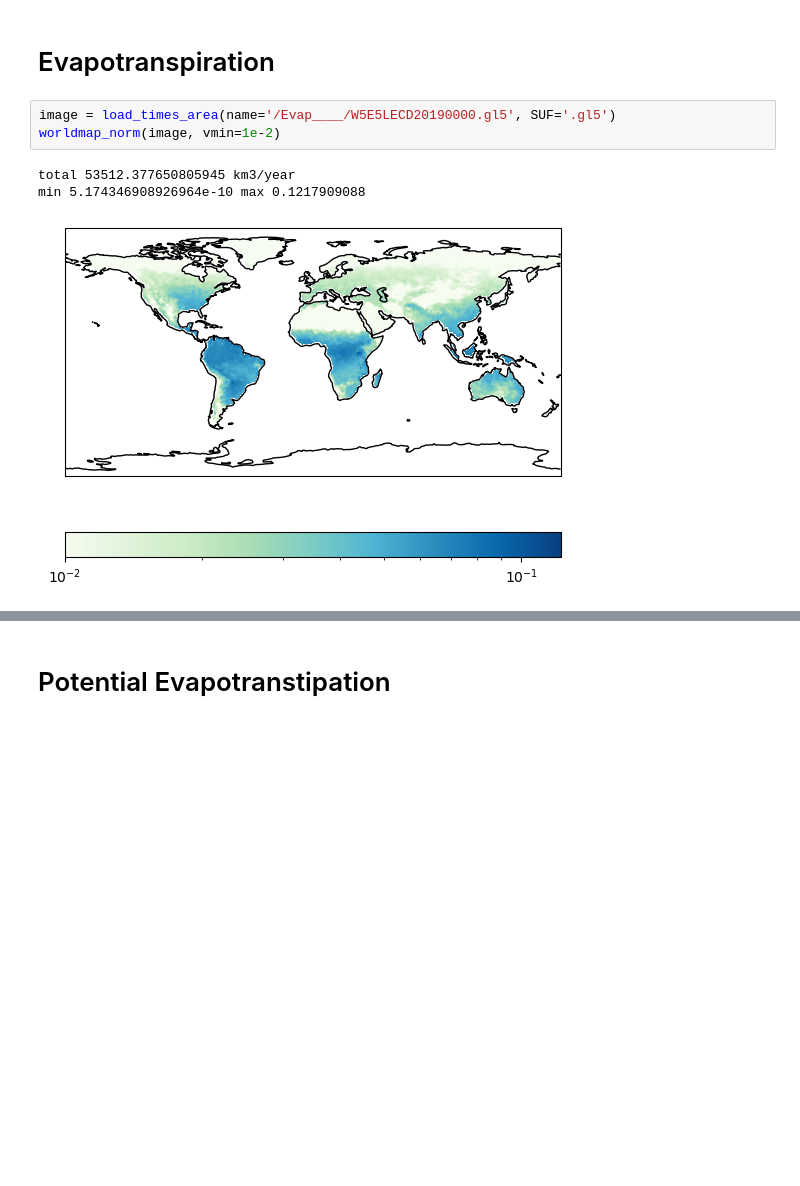
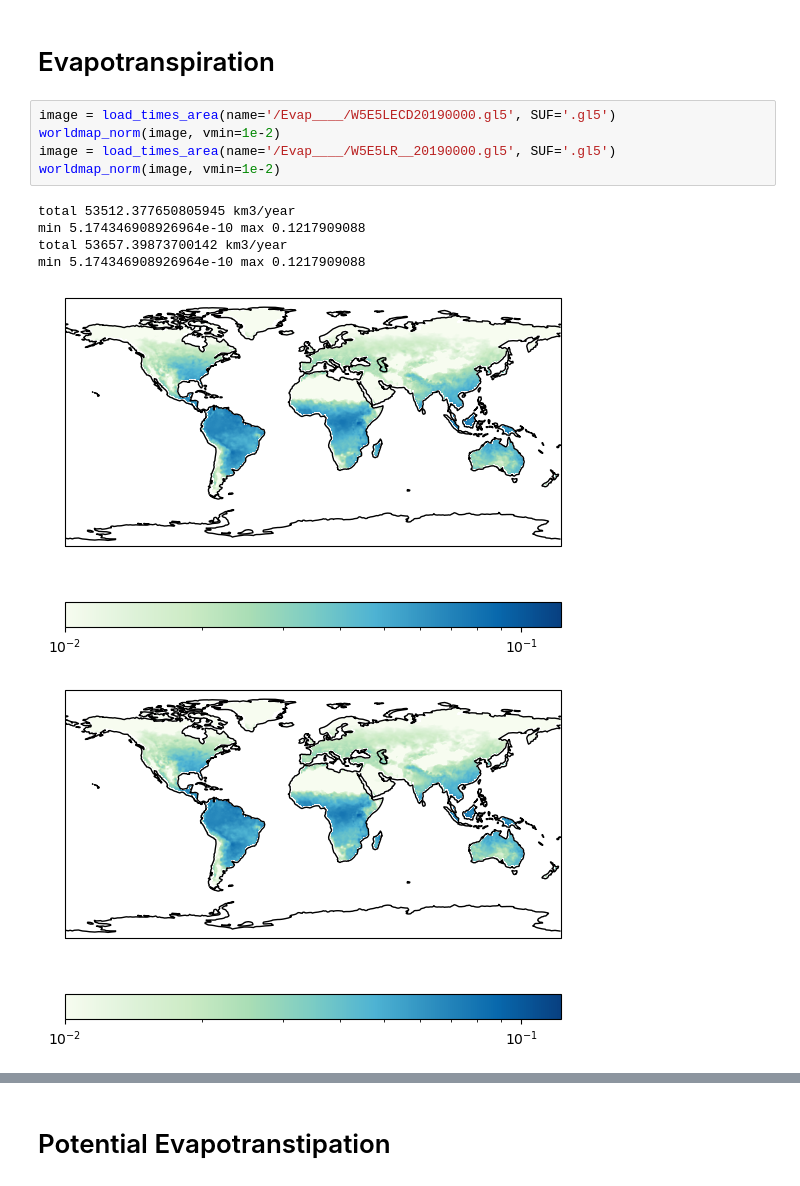
Before and after one commit to HalKiyo/xeno_jupyter_test, a Jupyter notebook: agr/lndout.ipynb, the cells around one changed output, grey strips where cells are left out. Saved outputs shown, nothing was run; the diff lists cells and outputs as text; blank space fills up the shorter version.

```diff
--- a/agr/lndout.ipynb
+++ b/agr/lndout.ipynb
@@ -127,10 +127,15 @@ min 0.0 max 23.261271552
 # %%
 image = load_times_area(name='/Evap____/W5E5LECD20190000.gl5', SUF='.gl5')
 worldmap_norm(image, vmin=1e-2)
+image = load_times_area(name='/Evap____/W5E5LR__20190000.gl5', SUF='.gl5')
+worldmap_norm(image, vmin=1e-2)
 # %% [output]
 total 53512.377650805945 km3/year
 min 5.174346908926964e-10 max 0.1217909088
+total 53657.39873700142 km3/year
+min 5.174346908926964e-10 max 0.1217909088
 [figure]
+[figure, added]
 # %%
 image = load_times_area(name='/Evap____/W5E5LECD20190000.hlf', SUF='.hlf')
 worldmap_norm(image, vmin=1e-1)
```
Also changed, not shown: parts of 3 cells of this notebook, 3 other files.
